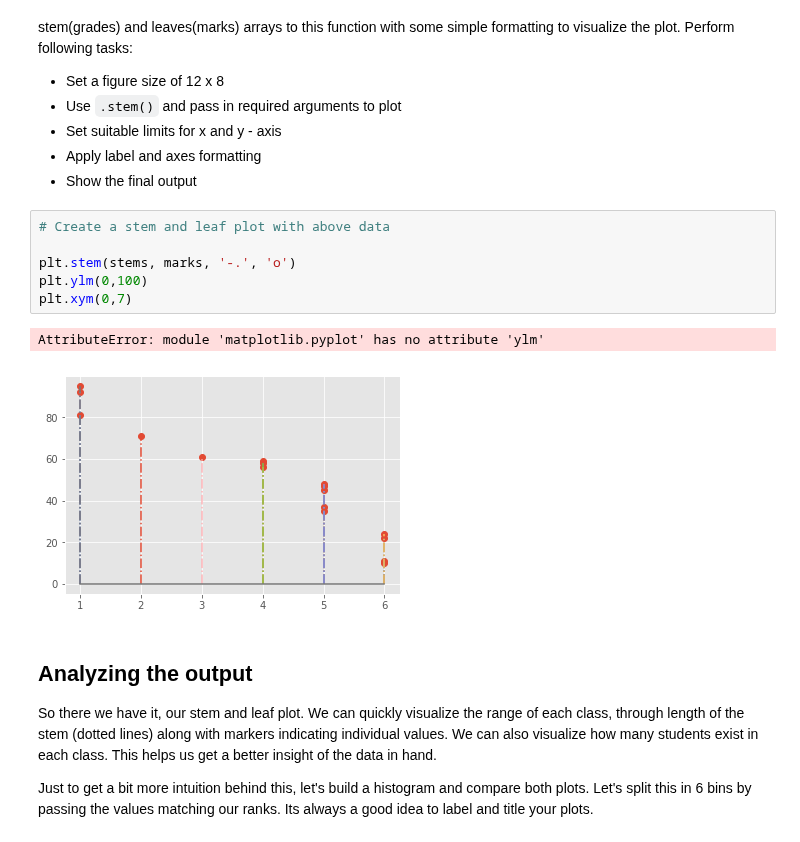
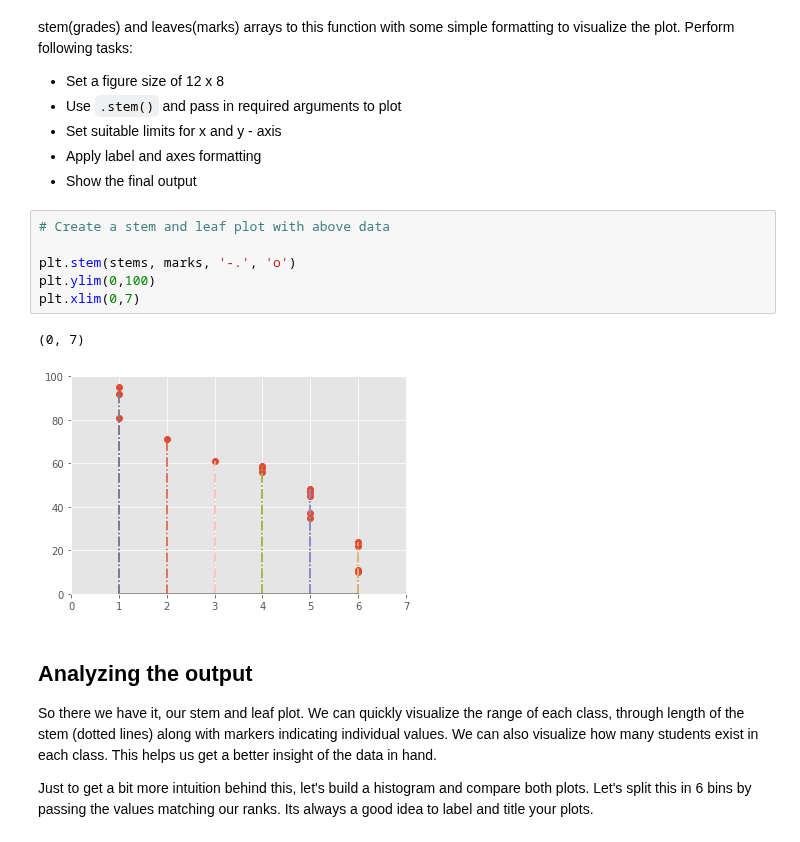
Before and after one commit to kevzha/dsc-0-09-05-statistical-distribution-stemleaf-plot-lab-nyc-ds-career-012819, a Jupyter notebook: index.ipynb, the cells around one changed output. Saved outputs shown, nothing was run; the diff lists cells and outputs as text.

```diff
--- a/index.ipynb
+++ b/index.ipynb
@@ -112,12 +112,12 @@ And [here is the official documentation](https://matplotlib.org/api/_as_gen/matp
 # %%
 # Create a stem and leaf plot with above data
 
 plt.stem(stems, marks, '-.', 'o')
-plt.ylm(0,100)
-plt.xym(0,7)
+plt.ylim(0,100)
+plt.xlim(0,7)
 # %% [output]
-AttributeError: module 'matplotlib.pyplot' has no attribute 'ylm'
+(0, 7)
-[figure, old version]
+[figure, new version]
 # %% [markdown]
 ## Analyzing the output
 So there we have it, our stem and leaf plot. We can quickly visualize the range of each class, through length of the stem (dotted lines) along with markers indicating individual values. We can also visualize how many students exist in each class. This helps us get a better insight of the data in hand.
```
